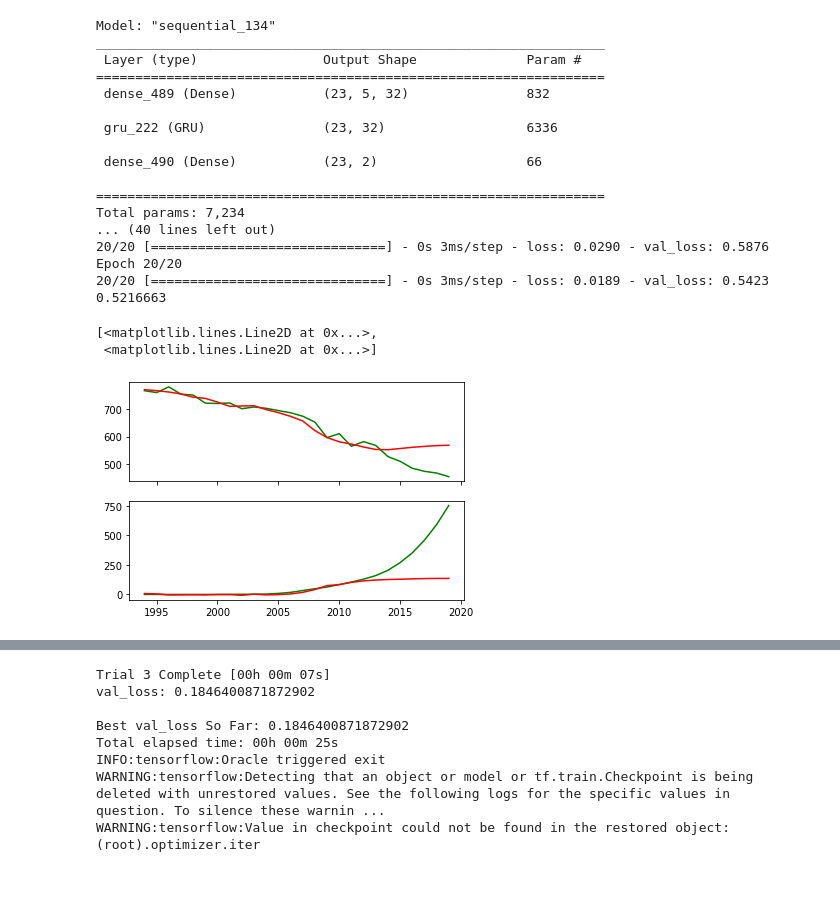
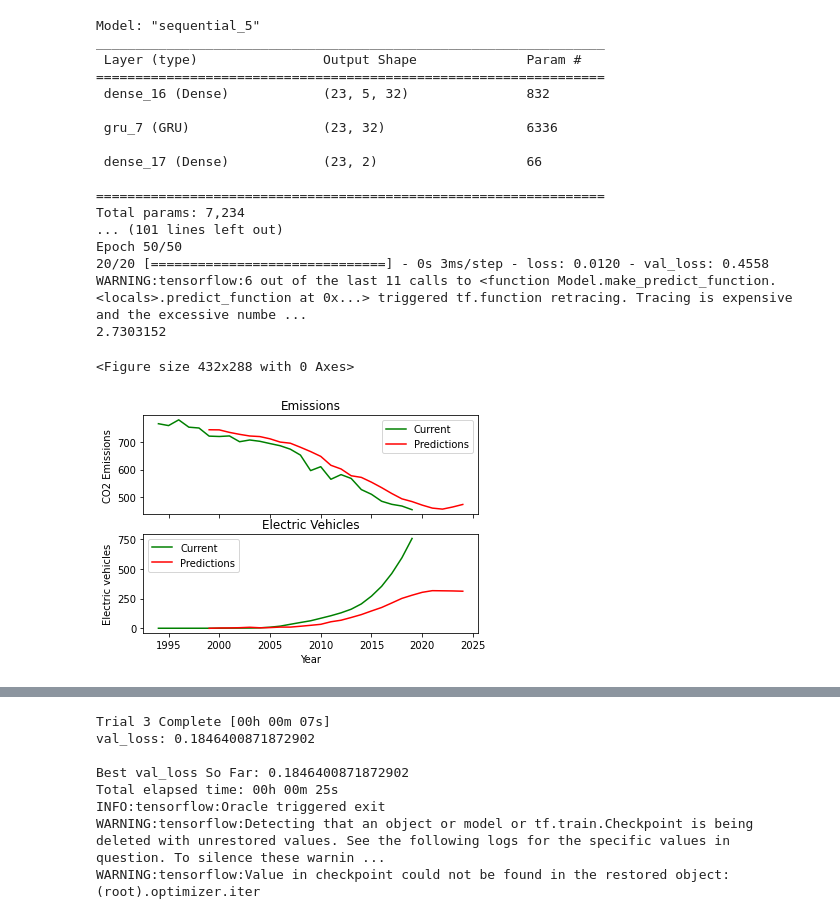
Before and after one commit to IsaacJohnEvans/EV_affect_on_emissions, a Jupyter notebook: pred.ipynb, the cells around one changed output, grey strips where cells are left out. Cells and saved outputs as stored; diff of their text form; code cells hidden in the pictures; blank space fills up the shorter version.

Commit message:
added labels and saved figures

```diff
--- a/pred.ipynb
+++ b/pred.ipynb
@@ -126,9 +128,9 @@ def run_model(X, y, data_memory, epochs, batch_size, model_des, split_point, plo
 args = load_data()
 EU_em_df, EU_em_annual_df, UK_em_df, US_em_df, EU_veh_df, UK_veh_df, US_veh_df, UK_nox_annual_df,UK_pm_all_annual_df,USA_pm_10_annual_df,USA_pm_2_5_annual_df,USA_nox_annual_df,OCED_PM10_df,OCED_NOX_df,OCED_PM2_5_df = args
 # %%
-time_step = 1
+time_step = 5
 data_memory = 5
-epochs = 20
+epochs = 50
 batch_size = 1
 split_point = 0.9
 df_model_columns =  ['time_step', 'data_memory', 'samples', 'layers', 'epochs', 'batch_size', 'training_loss', 'val_loss', 'test_loss']
@@ -188,13 +190,22 @@ def combined_model(em_X, veh_X, em_y, veh_y):
 model_layer = [layers.Dense(32, activation= 'sigmoid'),
                 layers.GRU(32,activation= 'softsign', recurrent_activation = 'relu', recurrent_dropout = 0.1, dropout = 0.1, return_sequences=False),
                 layers.Dense(2)]
+epochs = 50
 EU_X = np.concatenate((EU_em_annual_X[-13:-2, :], EU_veh_X), axis = 1)[:, 1:]
 EU_y = np.concatenate((EU_em_annual_y[-13: -2, :], EU_veh_y), axis = 1)
 y, EU_y_pred = run_model(EU_X, EU_y, data_memory, epochs, batch_size, model_des, split_point, plot_pred_bool, plot_range, print_summary)
 EU_t = np.linspace(2010, 2020, 11)
+EU_t_pred = np.linspace(2010 + time_step - 2, 2020 + time_step -2, 11)
 EU_y = np.concatenate((EU_em_annual_y[-13: -2, :], EU_veh_y), axis = 1)
 fig, (ax1, ax2) = plt.subplots(2, 1, sharex= True)
-ax1.plot(EU_t, EU_y[:, 0], 'g', EU_t, EU_y_pred[:, 0], 'r')
-ax2.plot(EU_t, EU_y[:, 1], 'g', EU_t, EU_y_pred[:, 1], 'r')
+ax1.plot(EU_t, EU_y[:, 0], 'g', EU_t_pred, EU_y_pred[:, 0], 'r')
+ax1.legend(['Current', 'Predictions'])
+ax1.set_title('Emissions')
+ax1.set(ylabel = 'CO2 Emissions')
+ax2.plot(EU_t, EU_y[:, 1], 'g', EU_t_pred, EU_y_pred[:, 1], 'r')
+ax2.set_title('Electric Vehicles')
+ax2.legend(['Current', 'Predictions'])
+ax2.set(ylabel = 'Electric vehicles')
+ax2.set(xlabel = 'Year')
 # %% [output]
 Epoch 1/50
@@ -220,36 +247,45 @@ Epoch 50/50
 # %%
 model_layer = [layers.Dense(32, activation= 'sigmoid'),
                 layers.GRU(32,activation= 'softsign', recurrent_activation = 'relu', recurrent_dropout = 0.1, dropout = 0.1, return_sequences=False),
                 layers.Dense(2)]
 UK_X = np.concatenate((UK_em_X[4:, :], UK_veh_X[:-1, :]), axis = 1)[:, 1:]
 UK_y = np.concatenate((UK_em_y[4:], UK_veh_y[: -1]), axis = 1)
 y, UK_y_pred = run_model(UK_X, UK_y, data_memory, epochs, batch_size, model_des, split_point, plot_pred_bool, plot_range, print_summary = True)
 UK_y = np.concatenate((UK_em_y[4:], UK_veh_y[: -1]), axis = 1)
 UK_t = np.linspace(1994, 2019, 26)
+UK_t_pred = np.linspace(1994 + time_step, 2019 + time_step, 26)
+plt.figure(2)
 fig, (ax1, ax2) = plt.subplots(2, 1, sharex= True)
-ax1.plot(UK_t, UK_y[:, 0], 'g', UK_t, UK_y_pred[:, 0], 'r')
-ax2.plot(UK_t, UK_y[:, 1], 'g', UK_t, UK_y_pred[:, 1], 'r')
+ax1.plot(UK_t, UK_y[:, 0], 'g', UK_t_pred, UK_y_pred[:, 0], 'r')
+ax1.legend(['Current', 'Predictions'])
+ax1.set_title('Emissions')
+ax1.set(ylabel = 'CO2 Emissions')
+ax2.plot(UK_t, UK_y[:, 1], 'g', UK_t_pred, UK_y_pred[:, 1], 'r')
+ax2.set_title('Electric Vehicles')
+ax2.legend(['Current', 'Predictions'])
+ax2.set(ylabel = 'Electric vehicles')
+ax2.set(xlabel = 'Year')
+plt.savefig('UK')
 # %% [output]
-Model: "sequential_134"
+Model: "sequential_5"
 _________________________________________________________________
  Layer (type)                Output Shape              Param #
 =================================================================
- dense_489 (Dense)           (23, 5, 32)               832
+ dense_16 (Dense)            (23, 5, 32)               832
 
- gru_222 (GRU)               (23, 32)                  6336
+ gru_7 (GRU)                 (23, 32)                  6336
 
- dense_490 (Dense)           (23, 2)                   66
+ dense_17 (Dense)            (23, 2)                   66
 
 =================================================================
 Total params: 7,234
-... (40 lines left out)
-20/20 [==============================] - 0s 3ms/step - loss: 0.0290 - val_loss: 0.5876
-Epoch 20/20
-20/20 [==============================] - 0s 3ms/step - loss: 0.0189 - val_loss: 0.5423
-0.5216663
+... (101 lines left out)
+Epoch 50/50
+20/20 [==============================] - 0s 3ms/step - loss: 0.0120 - val_loss: 0.4558
+WARNING:tensorflow:6 out of the last 11 calls to <function Model.make_predict_function.<locals>.predict_function at 0x...> triggered tf.function retracing. Tracing is expensive and the excessive numbe ...
+2.7303152
-[<matplotlib.lines.Line2D at 0x...>,
- <matplotlib.lines.Line2D at 0x...>]
+<Figure size 432x288 with 0 Axes>
-[figure, old version]
+[figure, new version]
 # %%
 model_layer = [layers.Dense(32, activation= 'sigmoid'),
                 layers.GRU(32,activation= 'softsign', recurrent_activation = 'relu', recurrent_dropout = 0.1, dropout = 0.1, return_sequences=False),
```
Also changed, not shown: parts of 11 cells of this notebook, 7 other files.
